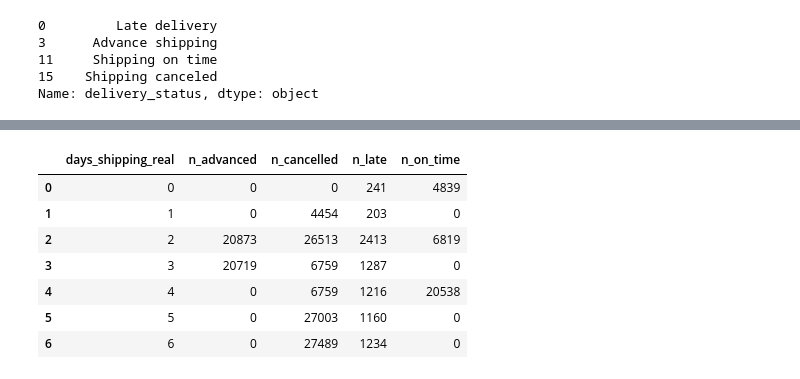
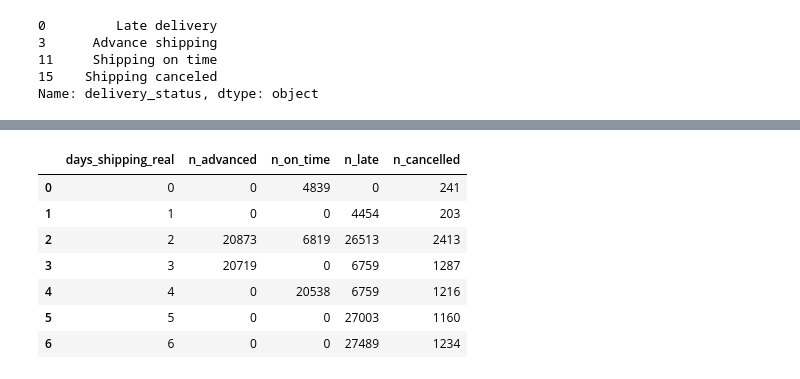
Before and after one commit to occampos/Supply-Chain-Analysis, a Jupyter notebook: analysis/sc_analysis.ipynb, the cells around one changed output, grey strips where cells are left out. Drawn from its saved outputs; the diff is of its cells as text; code cells hidden in the pictures.

```diff
--- a/analysis/sc_analysis.ipynb
+++ b/analysis/sc_analysis.ipynb
@@ -93,3 +116,7 @@ sc_shipping['delivery_status'].drop_duplicates()
 11     Shipping on time
 15    Shipping canceled
 Name: delivery_status, dtype: object
+# %%
+shipping_pivot = sc_shipping.pivot_table(index='days_shipping_real', columns='delivery_status', aggfunc='size', fill_value=0).reset_index()
+shipping_pivot= shipping_pivot[['days_shipping_real', 'Advance shipping', 'Shipping canceled', 'Late delivery', 'Shipping on time']]
+shipping_pivot
@@ -96,13 +132,13 @@ Name: delivery_status, dtype: object
 # %%
-shipping_merge = sc_shipping.pivot_table(index='days_shipping_real', columns='delivery_status', aggfunc='size', fill_value=0).reset_index()
-shipping_merge.columns = ['days_shipping_real', 'n_advanced', 'n_cancelled', 'n_late', 'n_on_time']
-shipping_merge
+shipping_pivot.columns = ['days_shipping_real', 'n_advanced', 'n_cancelled', 'n_late', 'n_on_time']
+shipping_pivot = shipping_pivot[['days_shipping_real', 'n_advanced', 'n_on_time', 'n_late', 'n_cancelled']]
+shipping_pivot
 # %% [output]
-|  | days_shipping_real | n_advanced | n_cancelled | n_late | n_on_time |
-| 0 | 0 | 0 | 0 | 241 | 4839 |
-| 1 | 1 | 0 | 4454 | 203 | 0 |
-| 2 | 2 | 20873 | 26513 | 2413 | 6819 |
-| 3 | 3 | 20719 | 6759 | 1287 | 0 |
-| 4 | 4 | 0 | 6759 | 1216 | 20538 |
-| 5 | 5 | 0 | 27003 | 1160 | 0 |
-| 6 | 6 | 0 | 27489 | 1234 | 0 |
+|  | days_shipping_real | n_advanced | n_on_time | n_late | n_cancelled |
+| 0 | 0 | 0 | 4839 | 0 | 241 |
+| 1 | 1 | 0 | 0 | 4454 | 203 |
+| 2 | 2 | 20873 | 6819 | 26513 | 2413 |
+| 3 | 3 | 20719 | 0 | 6759 | 1287 |
+| 4 | 4 | 0 | 20538 | 6759 | 1216 |
+| 5 | 5 | 0 | 0 | 27003 | 1160 |
+| 6 | 6 | 0 | 0 | 27489 | 1234 |
```
Also changed, not shown: parts of 75 cells of this notebook.
